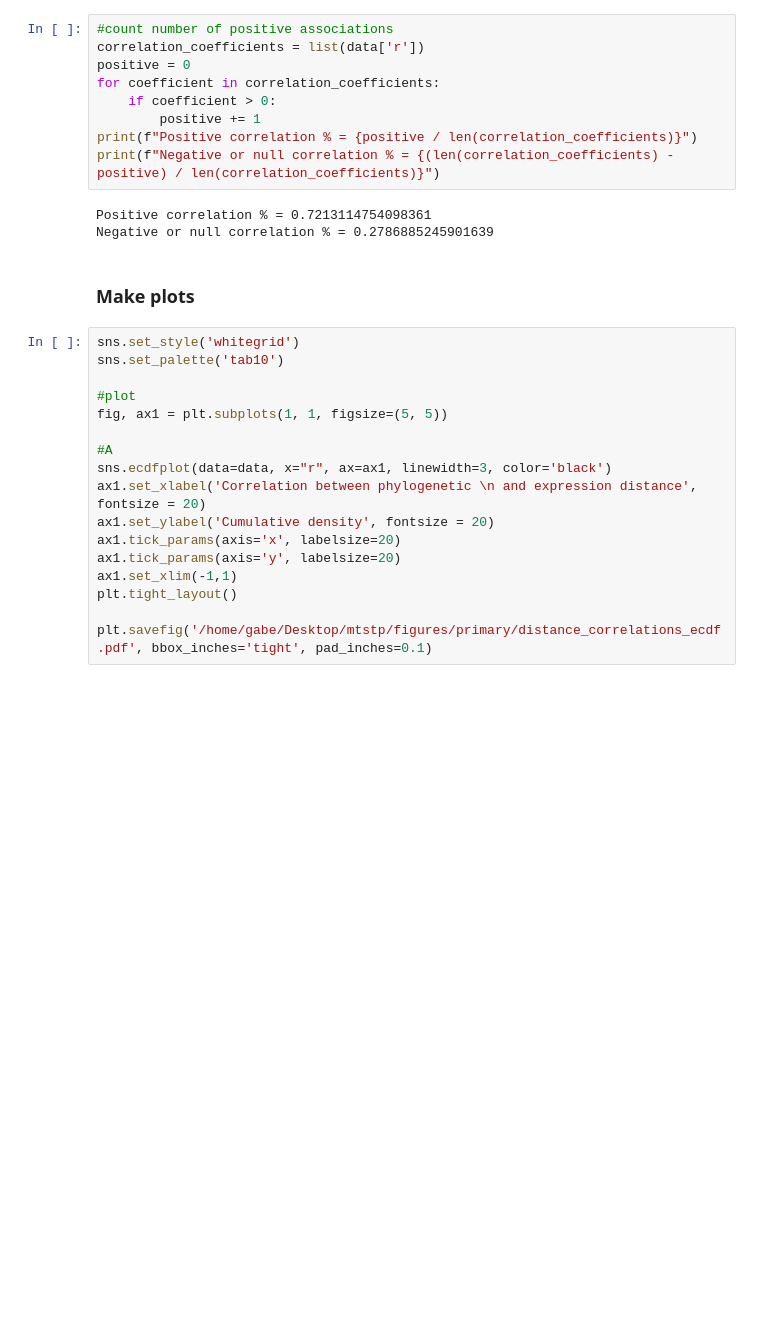
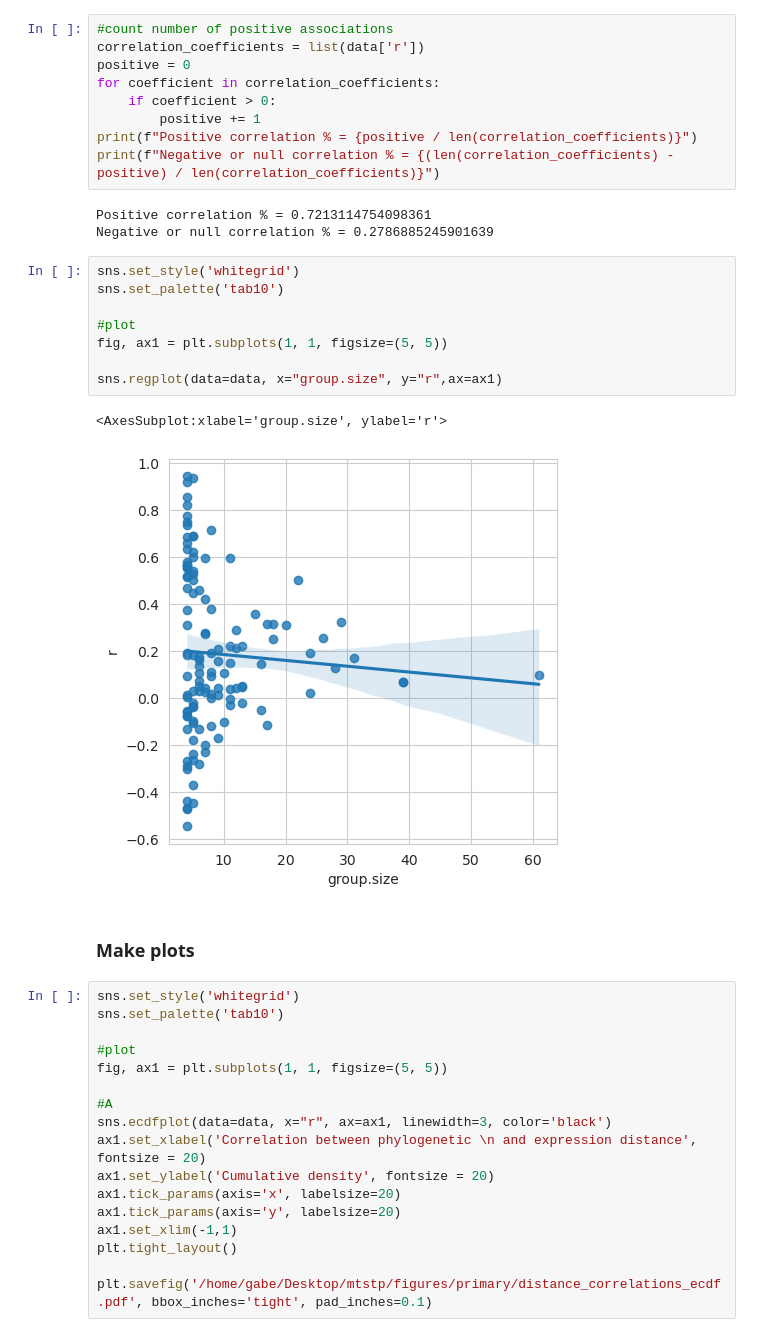
Before and after one commit to gabe-dubose/mtstp, a Jupyter notebook: analysis/notebooks/03_phylogenetic_vs_expression_distance.ipynb, the cells around one changed output. Saved outputs shown, nothing was run; the diff lists cells and outputs as text; blank space fills up the shorter version.

```diff
--- a/analysis/notebooks/03_phylogenetic_vs_expression_distance.ipynb
+++ b/analysis/notebooks/03_phylogenetic_vs_expression_distance.ipynb
@@ -54,6 +55,17 @@ print(f"Negative or null correlation % = {(len(correlation_coefficients) - posit
 # %% [output]
 Positive correlation % = 0.7213114754098361
 Negative or null correlation % = 0.2786885245901639
+# %%
+sns.set_style('whitegrid')
+sns.set_palette('tab10')
+
+#plot
+fig, ax1 = plt.subplots(1, 1, figsize=(5, 5))
+
+sns.regplot(data=data, x="group.size", y="r",ax=ax1)
+# %% [output]
+<AxesSubplot:xlabel='group.size', ylabel='r'>
+[figure, added]
 # %% [markdown]
 ### Make plots
 # %%
```
Also changed, not shown: parts of 4 cells of this notebook, 17 other files.
